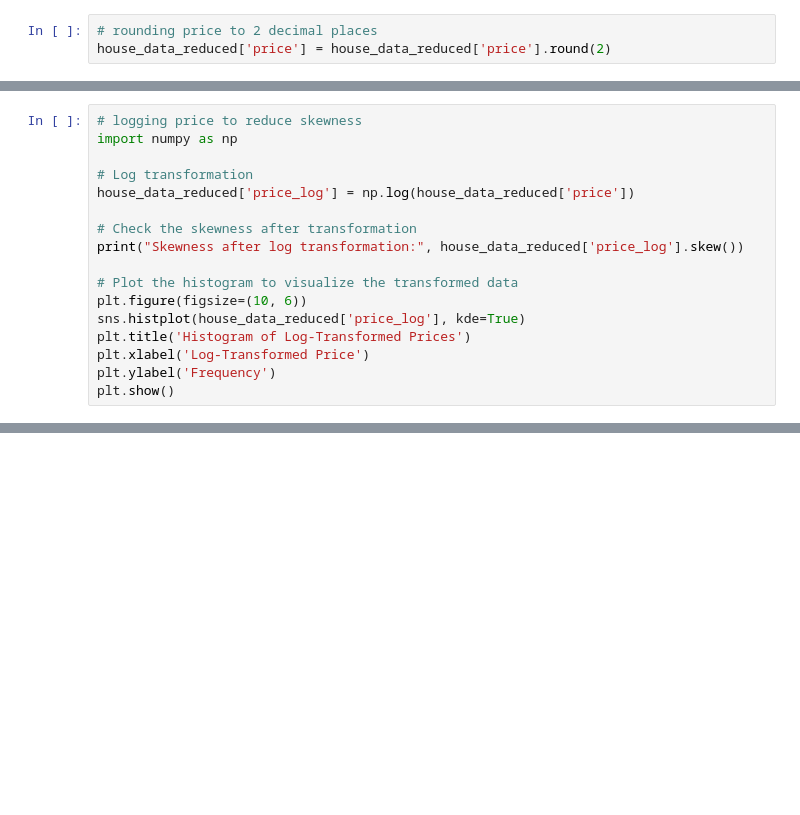
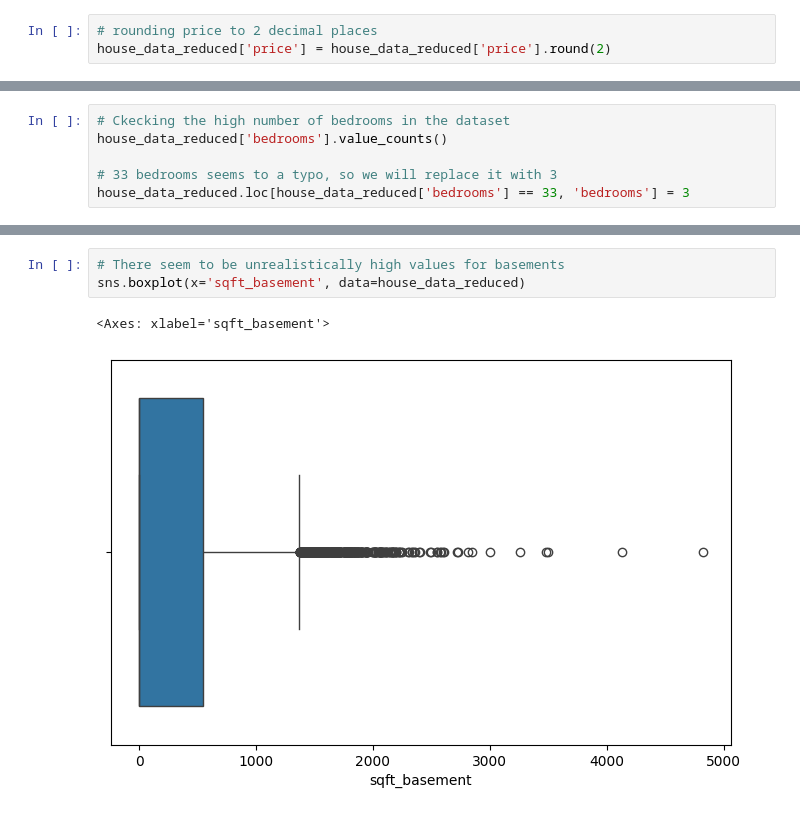
Before and after one commit to susanneferschl/DS_EDA_project, a Jupyter notebook: EDA_c.ipynb, the cells around one changed output, grey strips where cells are left out. Cells and saved outputs as stored; diff of their text form; blank space fills up the shorter version.

```diff
--- a/EDA_c.ipynb
+++ b/EDA_c.ipynb
@@ -272,17 +271,0 @@ house_data_reduced['price'].hist(bins=100)
-# %%
-# logging price to reduce skewness
-import numpy as np
-
-# Log transformation
-house_data_reduced['price_log'] = np.log(house_data_reduced['price'])
-
-# Check the skewness after transformation
-print("Skewness after log transformation:", house_data_reduced['price_log'].skew())
-
-# Plot the histogram to visualize the transformed data
-plt.figure(figsize=(10, 6))
-sns.histplot(house_data_reduced['price_log'], kde=True)
-plt.title('Histogram of Log-Transformed Prices')
-plt.xlabel('Log-Transformed Price')
-plt.ylabel('Frequency')
-plt.show()
@@ -291,0 +272,6 @@ Skewness after log transformation: 0.4352928240201408
+# %%
+# Ckecking the high number of bedrooms in the dataset
+house_data_reduced['bedrooms'].value_counts()
+
+# 33 bedrooms seems to a typo, so we will replace it with 3
+house_data_reduced.loc[house_data_reduced['bedrooms'] == 33, 'bedrooms'] = 3
@@ -291,0 +295,6 @@ Skewness after log transformation: 0.4352928240201408
+# %%
+# There seem to be unrealistically high values for basements
+sns.boxplot(x='sqft_basement', data=house_data_reduced)
+# %% [output]
+<Axes: xlabel='sqft_basement'>
+[figure, added]
```
Also changed, not shown: parts of 57 cells of this notebook.
